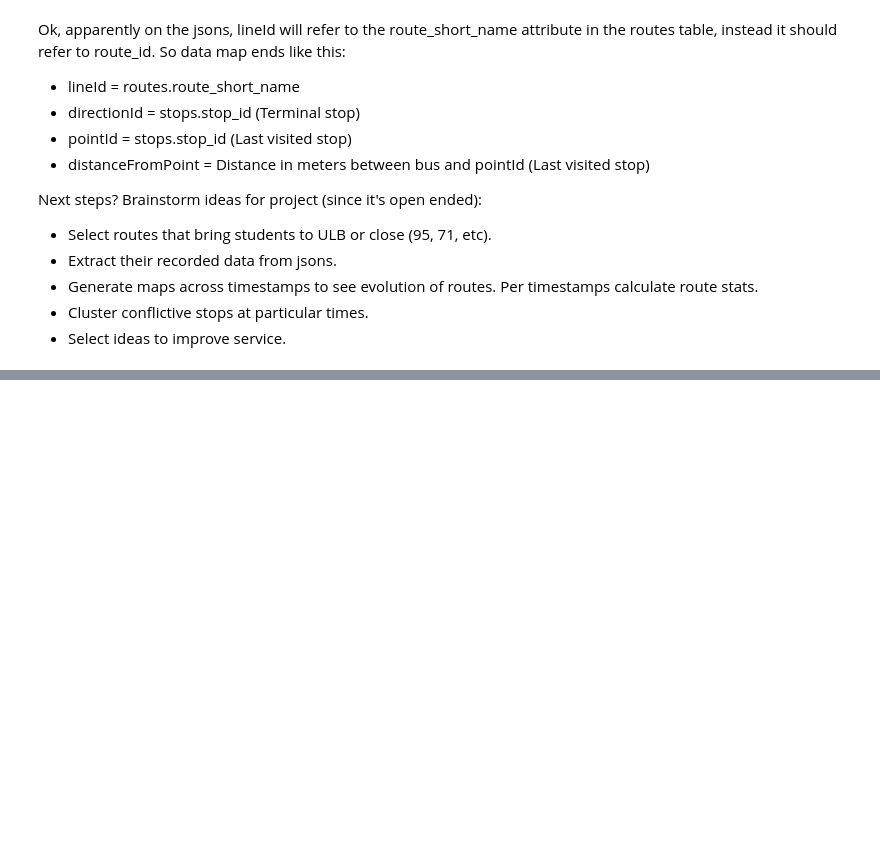
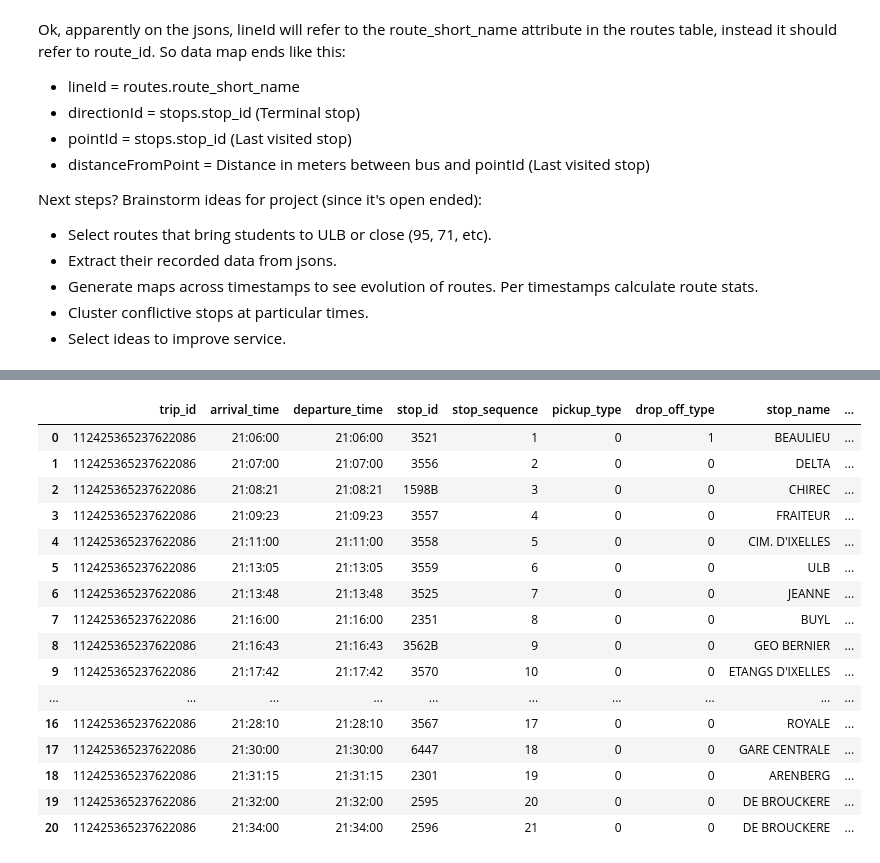
Before and after one commit to Action52/hack_my_ride, a Jupyter notebook: ExploratoryDataAnalysis.ipynb, the cells around one changed output, grey strips where cells are left out. Saved outputs shown, nothing was run; the diff lists cells and outputs as text; code cells hidden in the pictures; blank space fills up the shorter version.

Commit message:
Added some functions to view data from the feed and from the jsons.

```diff
--- a/ExploratoryDataAnalysis.ipynb
+++ b/ExploratoryDataAnalysis.ipynb
@@ -197,0 +310,23 @@ Next steps? Brainstorm ideas for project (since it's open ended):
+# %%
+route_71_stop_times = get_route_trip_stop_times('65', '112425365237622086', feed.routes, feed.stop_times,
+                          feed.trips, feed.stops, feed.calendar)
+route_71_stop_times
+## Comparar arrival time / departure time contra timestamps
+# %% [output]
+|  | trip_id | arrival_time | departure_time | stop_id | stop_sequence | pickup_type | drop_off_type | stop_name | ... |
+| 0 | 112425365237622086 | 21:06:00 | 21:06:00 | 3521 | 1 | 0 | 1 | BEAULIEU | ... |
+| 1 | 112425365237622086 | 21:07:00 | 21:07:00 | 3556 | 2 | 0 | 0 | DELTA | ... |
+| 2 | 112425365237622086 | 21:08:21 | 21:08:21 | 1598B | 3 | 0 | 0 | CHIREC | ... |
+| 3 | 112425365237622086 | 21:09:23 | 21:09:23 | 3557 | 4 | 0 | 0 | FRAITEUR | ... |
+| 4 | 112425365237622086 | 21:11:00 | 21:11:00 | 3558 | 5 | 0 | 0 | CIM. D'IXELLES | ... |
+| 5 | 112425365237622086 | 21:13:05 | 21:13:05 | 3559 | 6 | 0 | 0 | ULB | ... |
+| 6 | 112425365237622086 | 21:13:48 | 21:13:48 | 3525 | 7 | 0 | 0 | JEANNE | ... |
+| 7 | 112425365237622086 | 21:16:00 | 21:16:00 | 2351 | 8 | 0 | 0 | BUYL | ... |
+| 8 | 112425365237622086 | 21:16:43 | 21:16:43 | 3562B | 9 | 0 | 0 | GEO BERNIER | ... |
+| 9 | 112425365237622086 | 21:17:42 | 21:17:42 | 3570 | 10 | 0 | 0 | ETANGS D'IXELLES | ... |
+| ... | ... | ... | ... | ... | ... | ... | ... | ... | ... |
+| 16 | 112425365237622086 | 21:28:10 | 21:28:10 | 3567 | 17 | 0 | 0 | ROYALE | ... |
+| 17 | 112425365237622086 | 21:30:00 | 21:30:00 | 6447 | 18 | 0 | 0 | GARE CENTRALE | ... |
+| 18 | 112425365237622086 | 21:31:15 | 21:31:15 | 2301 | 19 | 0 | 0 | ARENBERG | ... |
+| 19 | 112425365237622086 | 21:32:00 | 21:32:00 | 2595 | 20 | 0 | 0 | DE BROUCKERE | ... |
+| 20 | 112425365237622086 | 21:34:00 | 21:34:00 | 2596 | 21 | 0 | 0 | DE BROUCKERE | ... |
```
Also changed, not shown: parts of 7 cells of this notebook, 2 other files.
